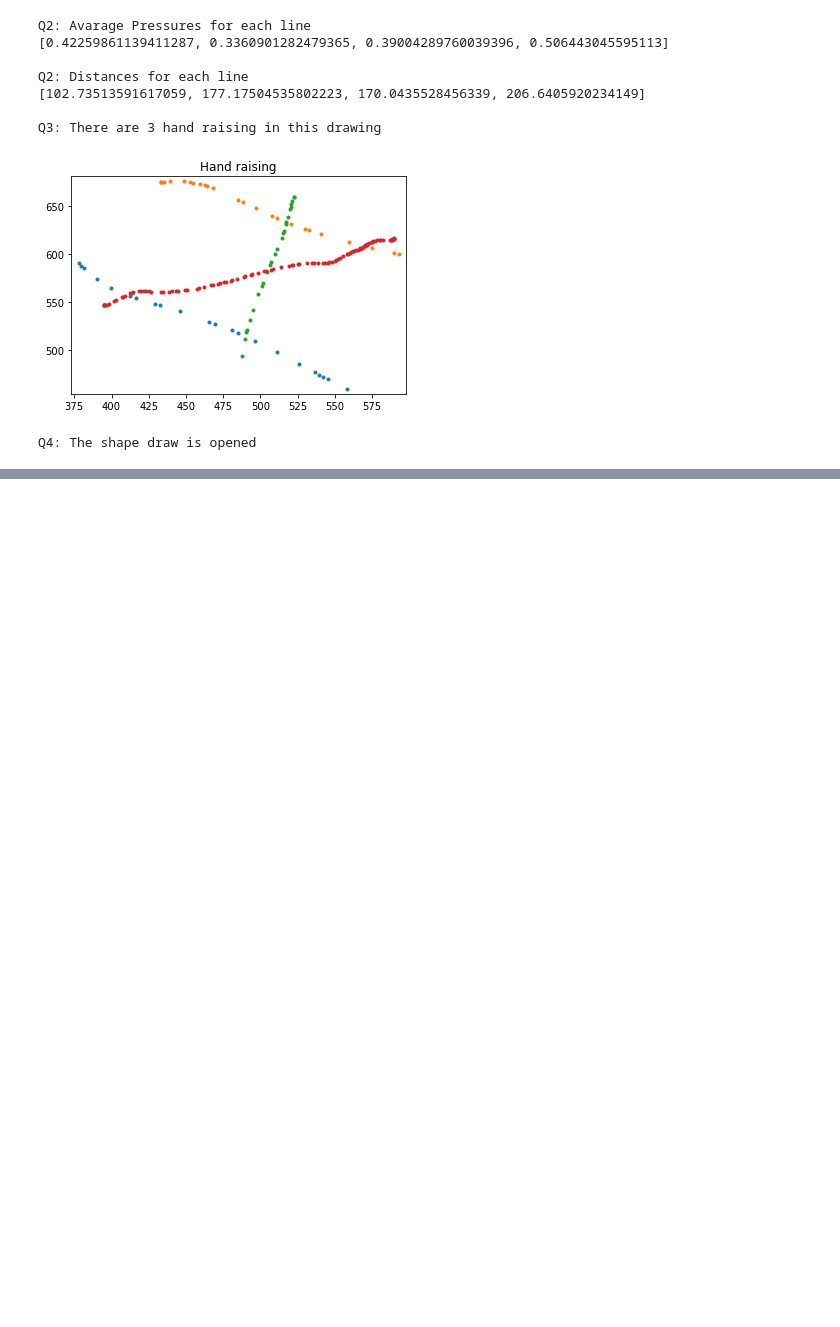
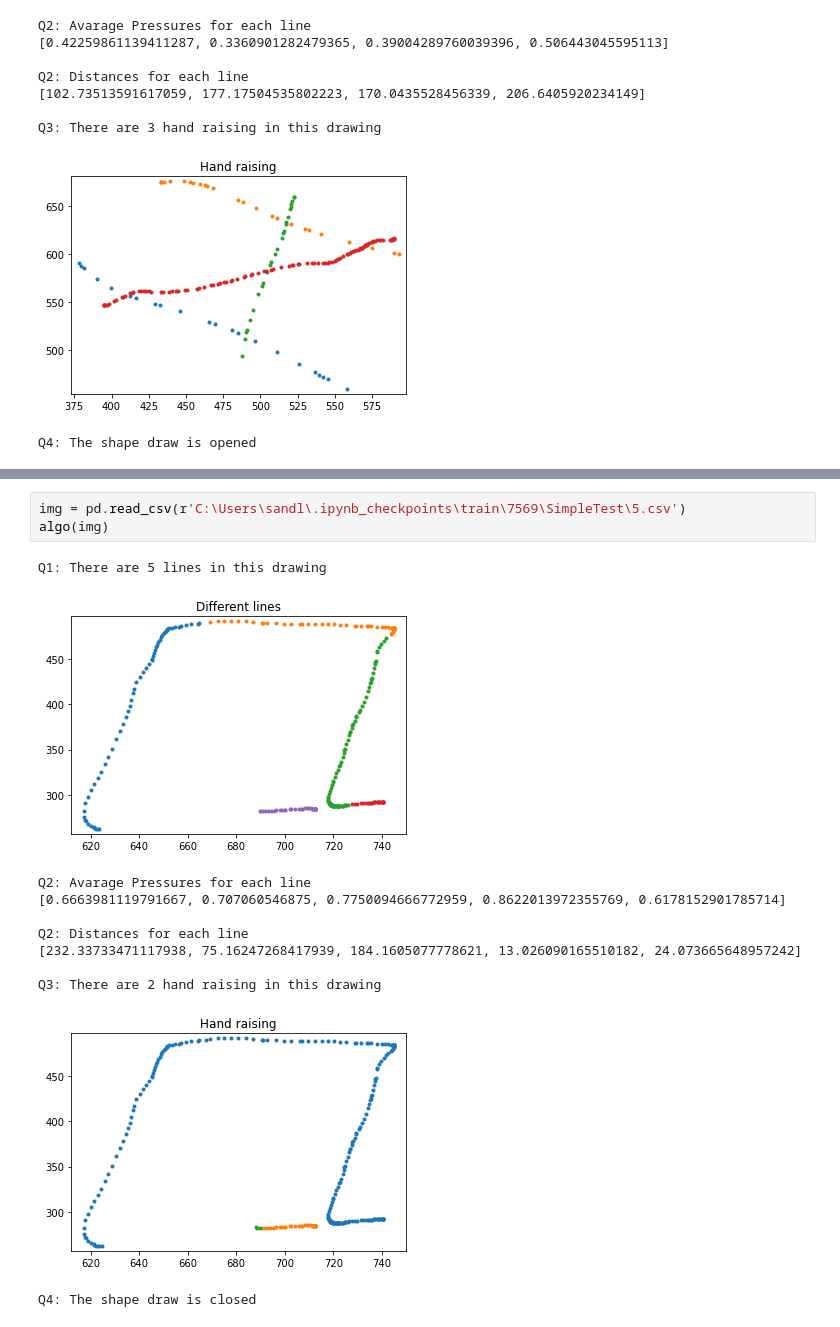
Before and after one commit to sandler2806/Data-Visualization, a Jupyter notebook: kids_drawing_pandas.ipynb, the cells around one changed output, grey strips where cells are left out. Cells and saved outputs as stored; diff of their text form; blank space fills up the shorter version.

```diff
--- a/kids_drawing_pandas.ipynb
+++ b/kids_drawing_pandas.ipynb
@@ -685,0 +706,15 @@ Q4: The shape draw is opened
+# %%
+img = pd.read_csv(r'C:\Users\sandl\.ipynb_checkpoints\train\7569\SimpleTest\5.csv')
+algo(img)
+# %% [output]
+Q1: There are 5 lines in this drawing
+[figure, added]
+Q2: Avarage Pressures for each line
+[0.6663981119791667, 0.707060546875, 0.7750094666772959, 0.8622013972355769, 0.6178152901785714]
+
+Q2: Distances for each line
+[232.33733471117938, 75.16247268417939, 184.1605077778621, 13.026090165510182, 24.073665648957242]
+
+Q3: There are 2 hand raising in this drawing
+[figure, added]
+Q4: The shape draw is closed
```
Also changed, not shown: parts of 19 cells of this notebook.
